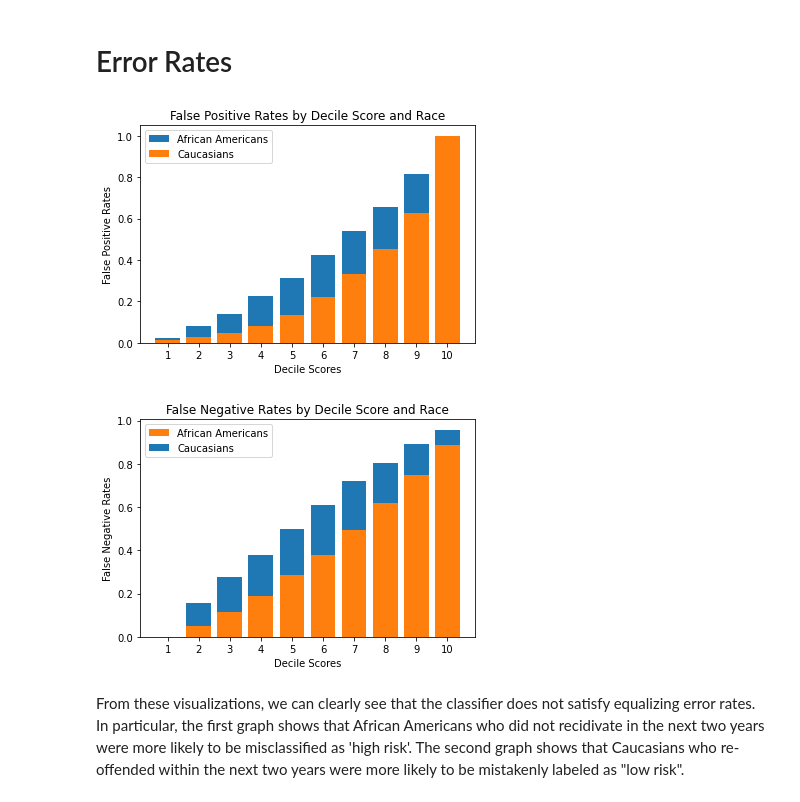
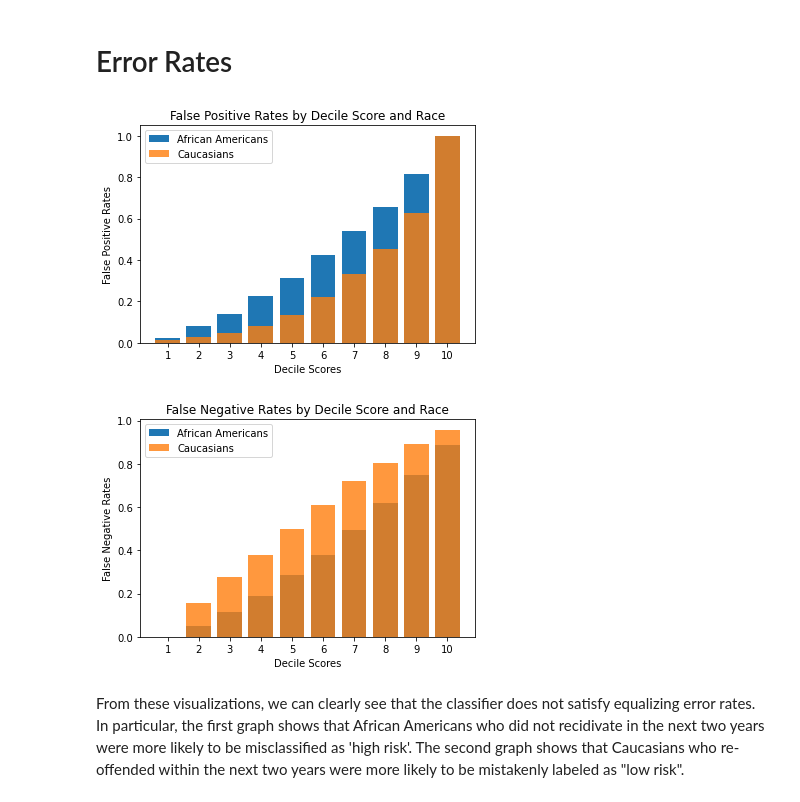
Before and after one commit to aimandrell/fairness-in-decision-making, a Jupyter notebook: COMPAS Risk Assessment.ipynb, the cells around one changed output. Saved outputs shown, nothing was run; the diff lists cells and outputs as text; code cells hidden in the pictures.

```diff
--- a/COMPAS Risk Assessment.ipynb
+++ b/COMPAS Risk Assessment.ipynb
@@ -257,7 +257,7 @@ fnr_african_americans = fnr[:fnr_length]; fnr_caucasians = fnr[fnr_length:]
 
 decileScores = np.arange(10)
 fprAfricanAmericans = plt.bar(decileScores, fpr_african_americans[::-1])
-fprCaucasians = plt.bar(decileScores, fpr_caucasians[::-1])
+fprCaucasians = plt.bar(decileScores, fpr_caucasians[::-1], alpha=.8)
 
 plt.ylabel('False Positive Rates')
 plt.xlabel('Decile Scores')
@@ -266,23 +266,24 @@ plt.xticks(decileScores, ('1', '2', '3', '4', '5', '6', '7', '8', '9', '10'))
 plt.legend((fprAfricanAmericans[0], fprCaucasians[0]), ('African Americans', 'Caucasians'))
 plt.show()
 # %% [output]
-[figure, old version]
+[figure, new version]
 # %%
 #visualization of equalizing FNR
 
 decileScores = np.arange(10)
 
-fnrCaucasians = plt.bar(decileScores, fnr_caucasians)
 fnrAfricanAmericans = plt.bar(decileScores, fnr_african_americans)
+fnrCaucasians = plt.bar(decileScores, fnr_caucasians, alpha=.8)
+
 
 plt.ylabel('False Negative Rates')
 plt.xlabel('Decile Scores')
 plt.title('False Negative Rates by Decile Score and Race')
 plt.xticks(decileScores, ('1', '2', '3', '4', '5', '6', '7', '8', '9', '10'))
 plt.legend((fnrAfricanAmericans[0], fnrCaucasians[0]), ('African Americans', 'Caucasians'))
 plt.show()
 # %% [output]
-[figure, old version]
+[figure, new version]
 # %% [markdown]
 From these visualizations, we can clearly see that the classifier does not satisfy equalizing error rates. In particular, the first graph shows that African Americans who did not recidivate in the next two years were more likely to be misclassified as 'high risk'. The second graph shows that Caucasians who re-offended within the next two years were more likely to be mistakenly labeled as "low risk".
 # %% [markdown]
```
Also changed, not shown: parts of 5 cells of this notebook.
